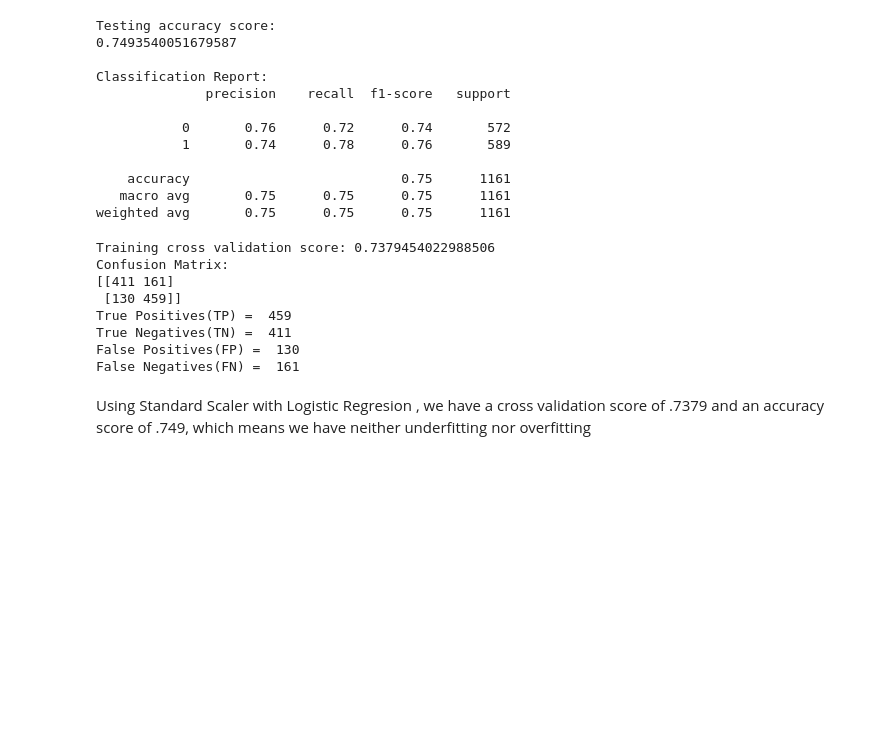
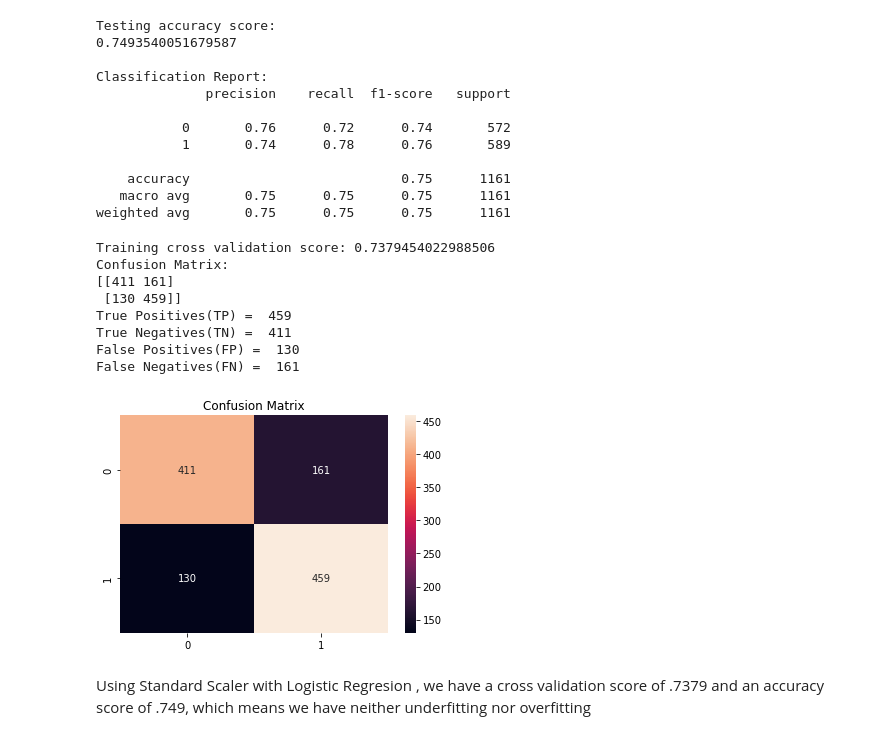
Before and after one commit to IMainHibana/DS1-GroupProject, a Jupyter notebook: DS1P.ipynb, the cells around one changed output. Saved outputs shown, nothing was run; the diff lists cells and outputs as text; code cells hidden in the pictures; blank space fills up the shorter version.

```diff
--- a/DS1P.ipynb
+++ b/DS1P.ipynb
@@ -1131,22 +1135,26 @@ weighted avg       0.75      0.75      0.75      1161
 # %%
 #shaz
 print("Training cross validation score:", cross_val_score(logmodel, X_train, y_train, cv=10).mean())
 cm = confusion_matrix(y_test, predictions)
 print('Confusion Matrix:')
 print(confusion_matrix(y_test,predictions))
 print('True Positives(TP) = ', cm[1,1])
 print('True Negatives(TN) = ', cm[0,0])
 print('False Positives(FP) = ', cm[1,0])
 print('False Negatives(FN) = ', cm[0,1])
+sns.heatmap(cm, annot=True, fmt='d').set_title('Confusion Matrix')
+
+plt.show()
 # %% [output]
 Training cross validation score: 0.7379454022988506
 Confusion Matrix:
 [[411 161]
  [130 459]]
 True Positives(TP) =  459
 True Negatives(TN) =  411
 False Positives(FP) =  130
 False Negatives(FN) =  161
+[figure, added]
 # %% [markdown]
 Using Standard Scaler with Logistic Regresion , we have a cross validation score of .7379 and an accuracy score of .749, which means we have neither underfitting nor overfitting
 # %% [markdown]
```
Also changed, not shown: parts of 7 cells of this notebook.
